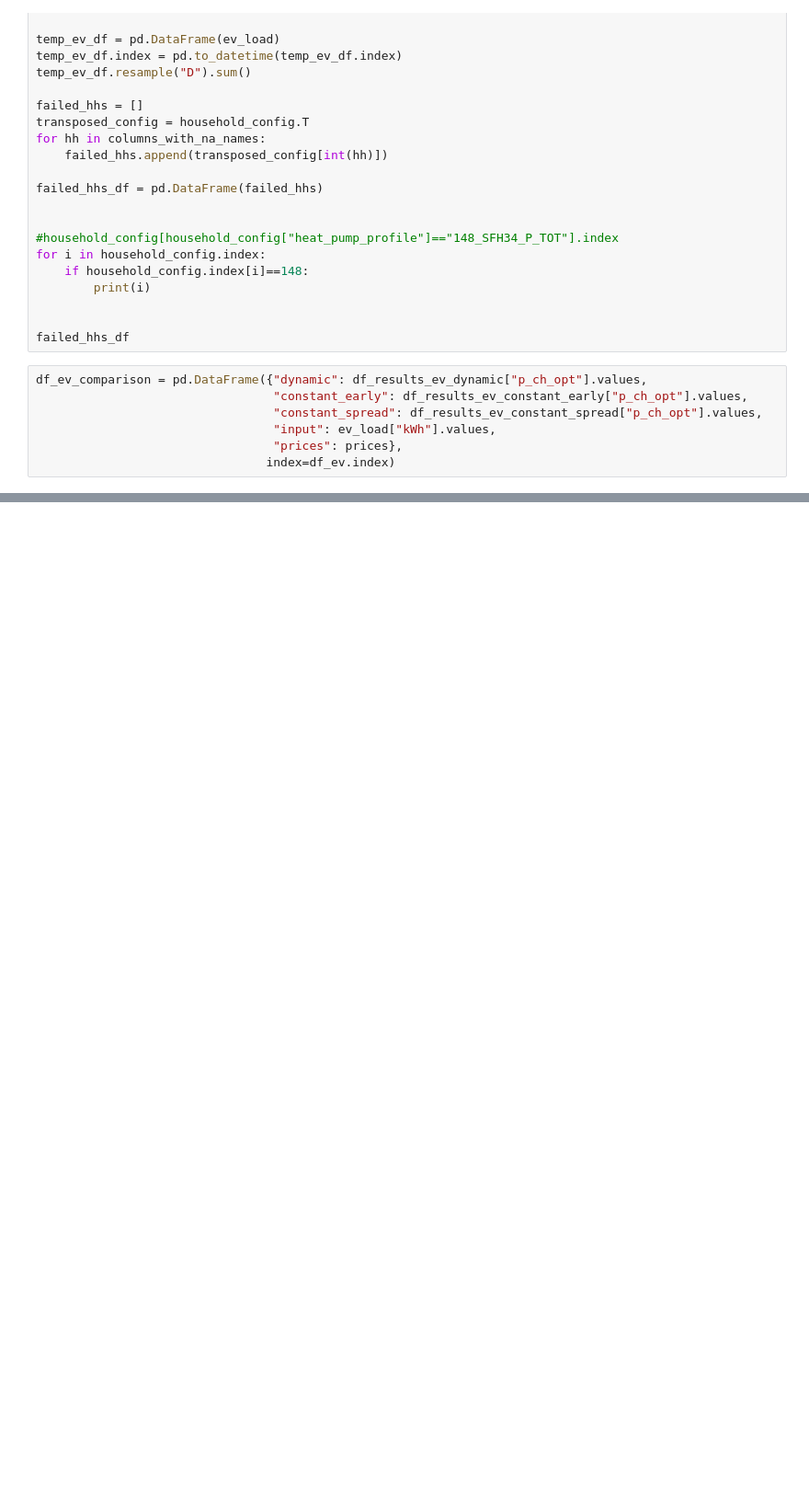
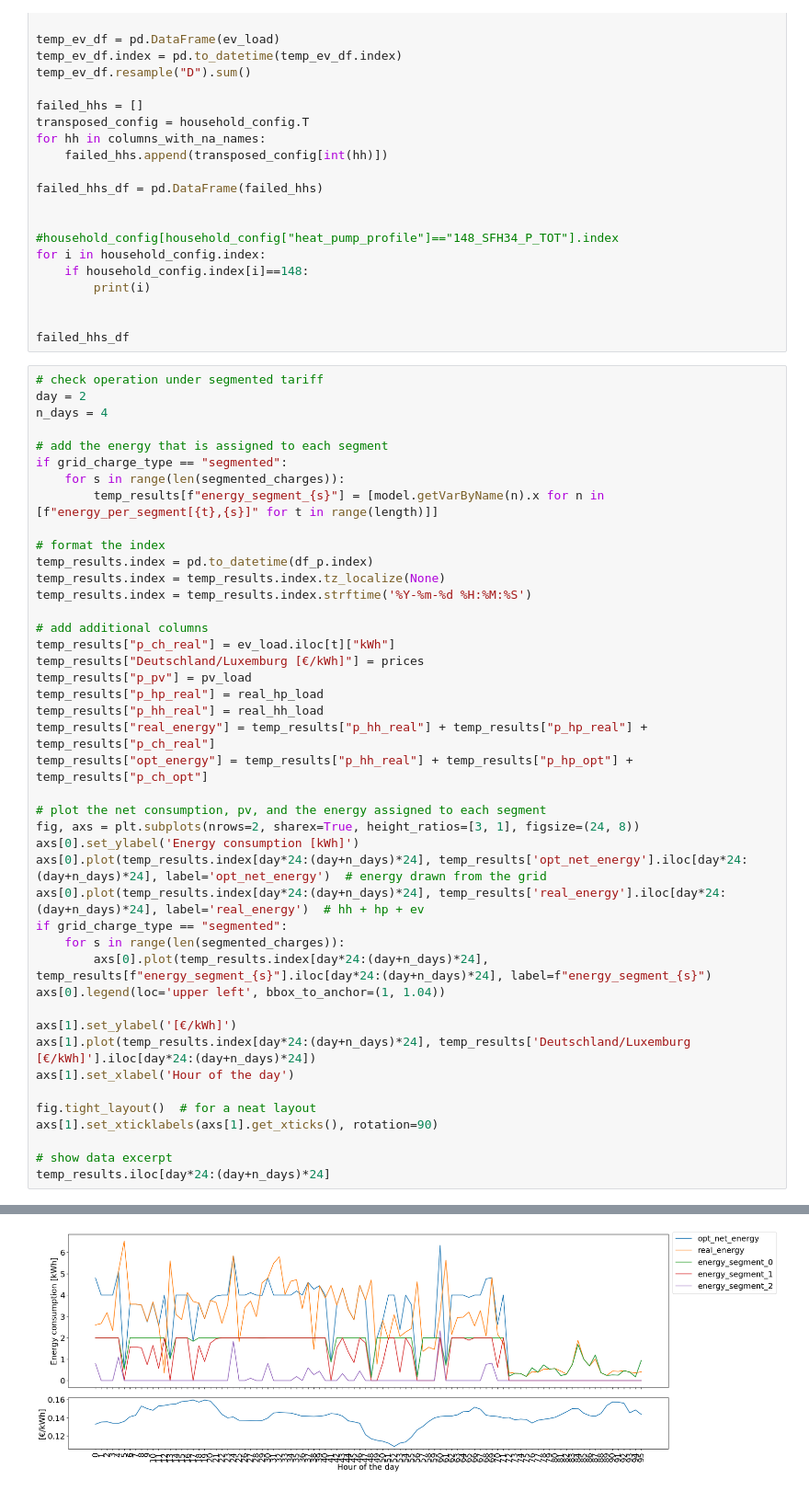
Before and after one commit to leloq/dynamic-tariffs-in-distribution-grids, a Jupyter notebook: 01 Create Dynamic and Constant Profiles.ipynb, the cells around one changed output, grey strips where cells are left out. Shown at 92% size. Saved outputs shown, nothing was run; the diff lists cells and outputs as text; blank space fills up the shorter version.

```diff
--- a/01 Create Dynamic and Constant Profiles.ipynb
+++ b/01 Create Dynamic and Constant Profiles.ipynb
@@ -662,10 +698,47 @@ for i in household_config.index:
 
 
 failed_hhs_df
-# %%
-df_ev_comparison = pd.DataFrame({"dynamic": df_results_ev_dynamic["p_ch_opt"].values,
-                                 "constant_early": df_results_ev_constant_early["p_ch_opt"].values,
-                                 "constant_spread": df_results_ev_constant_spread["p_ch_opt"].values,
-                                 "input": ev_load["kWh"].values,
-                                 "prices": prices},
-                                index=df_ev.index)
+# %%
+# check operation under segmented tariff
+day = 2
+n_days = 4
+
+# add the energy that is assigned to each segment
+if grid_charge_type == "segmented":
+    for s in range(len(segmented_charges)):
+        temp_results[f"energy_segment_{s}"] = [model.getVarByName(n).x for n in [f"energy_per_segment[{t},{s}]" for t in range(length)]]
+
+# format the index
+temp_results.index = pd.to_datetime(df_p.index)
+temp_results.index = temp_results.index.tz_localize(None)
+temp_results.index = temp_results.index.strftime('%Y-%m-%d %H:%M:%S')
+
+# add additional columns
+temp_results["p_ch_real"] = ev_load.iloc[t]["kWh"]
+temp_results["Deutschland/Luxemburg [€/kWh]"] = prices
+temp_results["p_pv"] = pv_load
+temp_results["p_hp_real"] = real_hp_load
+temp_results["p_hh_real"] = real_hh_load
+temp_results["real_energy"] = temp_results["p_hh_real"] + temp_results["p_hp_real"] + temp_results["p_ch_real"]
+temp_results["opt_energy"] = temp_results["p_hh_real"] + temp_results["p_hp_opt"] + temp_results["p_ch_opt"]
+
+# plot the net consumption, pv, and the energy assigned to each segment
+fig, axs = plt.subplots(nrows=2, sharex=True, height_ratios=[3, 1], figsize=(24, 8))
+axs[0].set_ylabel('Energy consumption [kWh]')
+axs[0].plot(temp_results.index[day*24:(day+n_days)*24], temp_results['opt_net_energy'].iloc[day*24:(day+n_days)*24], label='opt_net_energy')  # energy drawn from the grid
+axs[0].plot(temp_results.index[day*24:(day+n_days)*24], temp_results['real_energy'].iloc[day*24:(day+n_days)*24], label='real_energy')  # hh + hp + ev
+if grid_charge_type == "segmented":
+    for s in range(len(segmented_charges)):
+        axs[0].plot(temp_results.index[day*24:(day+n_days)*24], temp_results[f"energy_segment_{s}"].iloc[day*24:(day+n_days)*24], label=f"energy_segment_{s}")
+axs[0].legend(loc='upper left', bbox_to_anchor=(1, 1.04))
+
+axs[1].set_ylabel('[€/kWh]')
+axs[1].plot(temp_results.index[day*24:(day+n_days)*24], temp_results['Deutschland/Luxemburg [€/kWh]'].iloc[day*24:(day+n_days)*24])
+axs[1].set_xlabel('Hour of the day')
+
+fig.tight_layout()  # for a neat layout
+axs[1].set_xticklabels(axs[1].get_xticks(), rotation=90)
+
+# show data excerpt
+temp_results.iloc[day*24:(day+n_days)*24]
+# %% [output]
@@ -672 +758,2 @@ df_ev_comparison = pd.DataFrame({"dynamic": df_results_ev_dynamic["p_ch_opt"].va
+[figure, added]
 # %%
```
Also changed, not shown: parts of 25 cells of this notebook, 1 other file.
